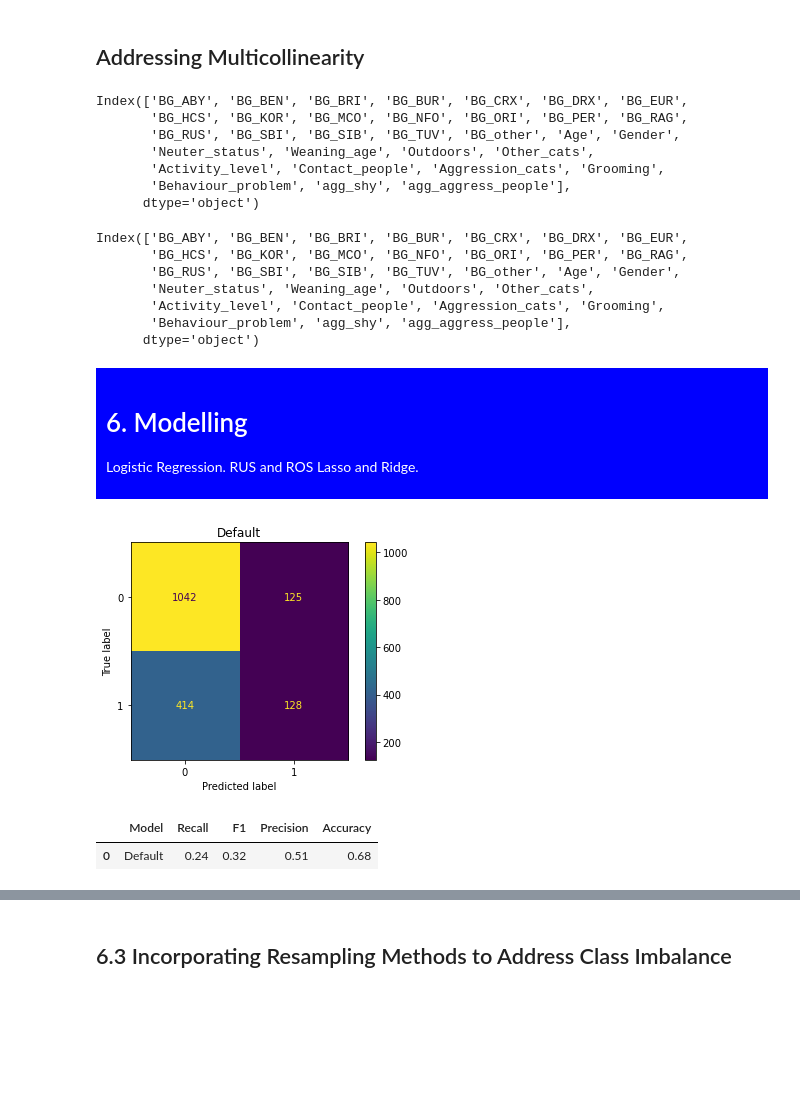
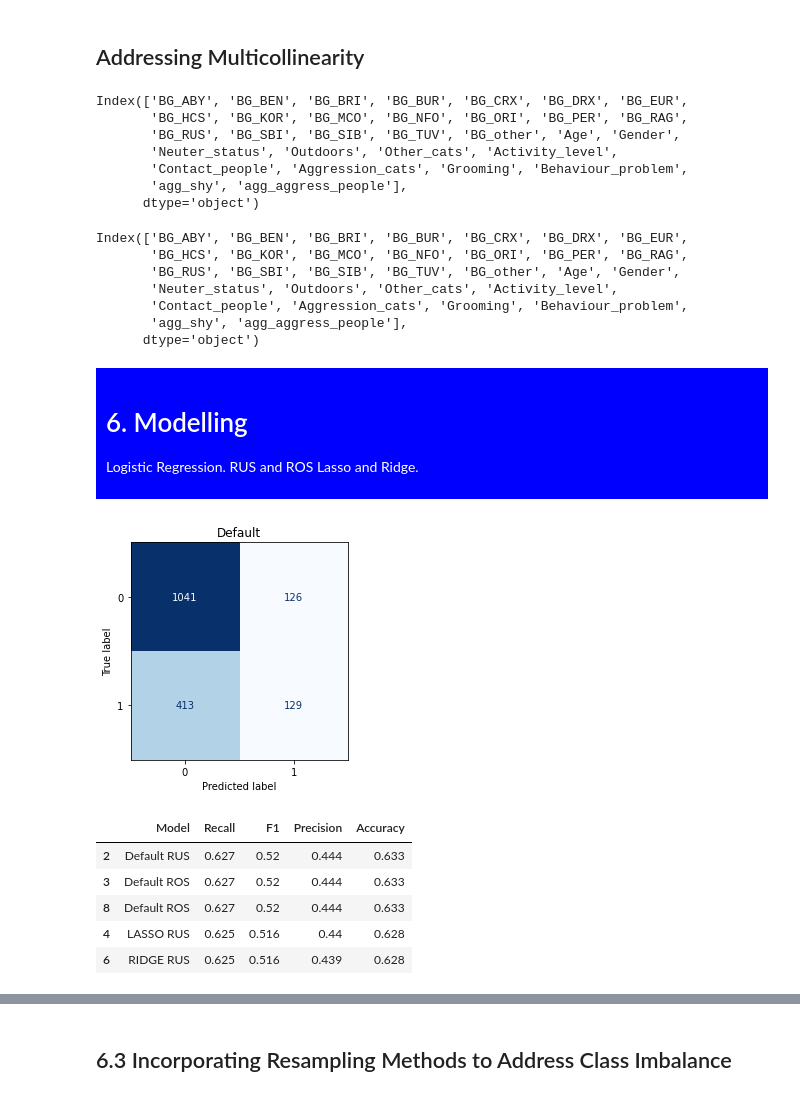
Before and after one commit to GwenToves/Cat-pstone, a Jupyter notebook: Jupyter Notebooks/3. Pre_Processing and Modelling.ipynb, the cells around one changed output, grey strips where cells are left out. Saved outputs shown, nothing was run; the diff lists cells and outputs as text; code cells hidden in the pictures; blank space fills up the shorter version.

Commit message:
rerun with weaning age accounted for

```diff
--- a/Jupyter Notebooks/3. Pre_Processing and Modelling.ipynb
+++ b/Jupyter Notebooks/3. Pre_Processing and Modelling.ipynb
@@ -59,10 +59,10 @@ def add_to_master(model_description, y_test, y_pred, binary=True):
         # add to master_scores
         new_row = {
             'Model': model_description,
-            'Recall': round(recall,2),
-            'F1': round(f1, 2),
-            'Precision': round(precision, 2),
-            'Accuracy': round(accuracy, 2)}
+            'Recall': round(recall,3),
+            'F1': round(f1, 3),
+            'Precision': round(precision, 3),
+            'Accuracy': round(accuracy, 3)}
 
         master_scores = master_scores.append(new_row, ignore_index=True)
 
@@ -76,10 +76,10 @@ def add_to_master(model_description, y_test, y_pred, binary=True):
         # add to master_scores
         new_row = {
             'Model': model_description,
-            'Recall': round(recall,2),
-            'F1': round(f1, 2),
-            'Precision': round(precision, 2),
-            'Accuracy': round(accuracy, 2)}
+            'Recall': round(recall,3),
+            'F1': round(f1, 3),
+            'Precision': round(precision, 3),
+            'Accuracy': round(accuracy, 3)}
         master_scores = master_scores.append(new_row, ignore_index=True)
     return master_scores
 # %% [markdown]
@@ -188,7 +188,8 @@ df_bin_encoded.head()
 | 4 | 0 | 0 | 0 | 0 | 0 | 0 | 1 | 0 | 0 | 0 | ... | ... |
 5 rows × 36 columns
 # %%
-X = df_bin_encoded.drop(columns=["ws_binary", "Wool_sucking"])
+# remember: we don't have reliable access to weaning age at the agency, so that can't be used.
+X = df_bin_encoded.drop(columns=["ws_binary", "Wool_sucking", "Weaning_age"])
 y = df_bin_encoded["ws_binary"]
 # %%
 # I still have some serious class imablance for my wool-suckers, hence stratify to maintain that imbalance for train/test sets
@@ -294,9 +295,9 @@ X_train.columns
 Index(['BG_ABY', 'BG_BEN', 'BG_BRI', 'BG_BUR', 'BG_CRX', 'BG_DRX', 'BG_EUR',
        'BG_HCS', 'BG_KOR', 'BG_MCO', 'BG_NFO', 'BG_ORI', 'BG_PER', 'BG_RAG',
        'BG_RUS', 'BG_SBI', 'BG_SIB', 'BG_TUV', 'BG_other', 'Age', 'Gender',
-       'Neuter_status', 'Weaning_age', 'Outdoors', 'Other_cats',
-       'Activity_level', 'Contact_people', 'Aggression_cats', 'Grooming',
-       'Behaviour_problem', 'agg_shy', 'agg_aggress_people'],
+       'Neuter_status', 'Outdoors', 'Other_cats', 'Activity_level',
+       'Contact_people', 'Aggression_cats', 'Grooming', 'Behaviour_problem',
+       'agg_shy', 'agg_aggress_people'],
       dtype='object')
 # %%
 # making agg columns for testing set
@@ -308,9 +309,9 @@ X_test.columns
 Index(['BG_ABY', 'BG_BEN', 'BG_BRI', 'BG_BUR', 'BG_CRX', 'BG_DRX', 'BG_EUR',
        'BG_HCS', 'BG_KOR', 'BG_MCO', 'BG_NFO', 'BG_ORI', 'BG_PER', 'BG_RAG',
        'BG_RUS', 'BG_SBI', 'BG_SIB', 'BG_TUV', 'BG_other', 'Age', 'Gender',
-       'Neuter_status', 'Weaning_age', 'Outdoors', 'Other_cats',
-       'Activity_level', 'Contact_people', 'Aggression_cats', 'Grooming',
-       'Behaviour_problem', 'agg_shy', 'agg_aggress_people'],
+       'Neuter_status', 'Outdoors', 'Other_cats', 'Activity_level',
+       'Contact_people', 'Aggression_cats', 'Grooming', 'Behaviour_problem',
+       'agg_shy', 'agg_aggress_people'],
       dtype='object')
 # %% [markdown]
 <div style="background-color: blue; padding: 10px; color: white;">
@@ -320,22 +321,26 @@ Index(['BG_ABY', 'BG_BEN', 'BG_BRI', 'BG_BUR', 'BG_CRX', 'BG_DRX', 'BG_EUR',
 # %%
 # Model 1: How does the default perform?
 log_default = LogisticRegression().fit(X_train, y_train)
 y_pred = log_default.predict(X_test)
 
 # add_to_master(model_description, y_true, y_predicted, binary=True)
 add_to_master('Default', y_test, y_pred)
 
 cms = confusion_matrix(y_test, y_pred)
 disps = ConfusionMatrixDisplay(confusion_matrix=cms)
-disps.plot()
+disps.plot(colorbar=False, cmap='Blues')
 plt.title('Default')
 plt.show()
 
 master_scores.sort_values('Recall', ascending=False).head()
 # %% [output]
-[figure, old version]
+[figure, new version]
 |  | Model | Recall | F1 | Precision | Accuracy |
-| 0 | Default | 0.24 | 0.32 | 0.51 | 0.68 |
+| 2 | Default RUS | 0.627 | 0.52 | 0.444 | 0.633 |
+| 3 | Default ROS | 0.627 | 0.52 | 0.444 | 0.633 |
+| 8 | Default ROS | 0.627 | 0.52 | 0.444 | 0.633 |
+| 4 | LASSO RUS | 0.625 | 0.516 | 0.44 | 0.628 |
+| 6 | RIDGE RUS | 0.625 | 0.516 | 0.439 | 0.628 |
 # %%
 # Model 2: What about with class_weight='balanced'
 log_balanced = LogisticRegression(class_weight='balanced').fit(X_train, y_train)
```
Also changed, not shown: parts of 40 cells of this notebook.
